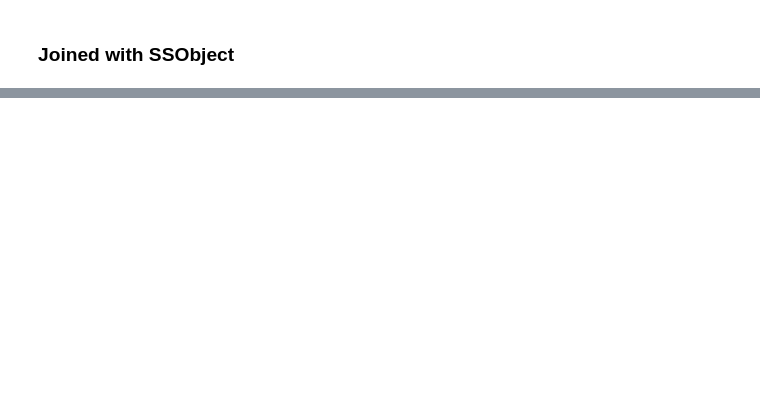
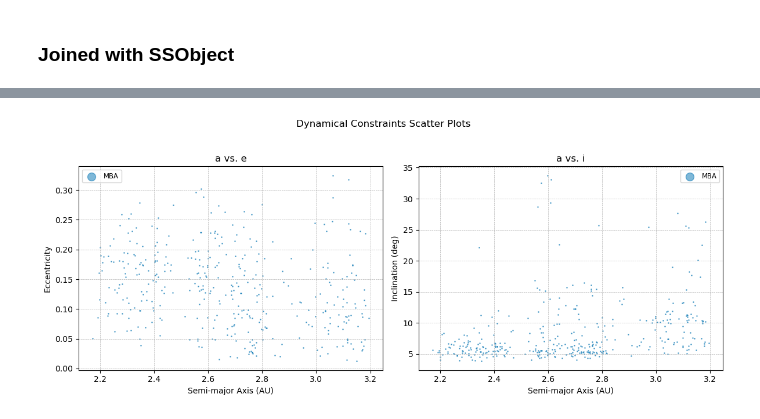
Before and after one commit to lsst-sssc/rsp_queries, a Jupyter notebook: docs/notebooks/query_tutorial.ipynb, the cells around one changed output, grey strips where cells are left out. Cells and saved outputs as stored; diff of their text form; code cells hidden in the pictures; blank space fills up the shorter version.

```diff
--- a/docs/notebooks/query_tutorial.ipynb
+++ b/docs/notebooks/query_tutorial.ipynb
@@ -220,0 +327,2 @@ Large range criterion: 4.0952306
+# %%
+p.run_ssobject_plots(NEO_data_table) # This plot takes an optional argument for a date (str) to be the cutoff between a new and a known object (default: "2025-06-30").
@@ -220,0 +333,2 @@ Large range criterion: 4.0952306
+# %%
+p.run_ssobject_plots(LPC_data_table)
@@ -220,0 +339,7 @@ Large range criterion: 4.0952306
+# %%
+# create the query
+MBA_string, MBA_class_name = q.make_query(catalog = "dp1", class_name = "MBA", cutoffs = None, join = "SSObject")
+print(f"\nQuery:\n{MBA_string}")
+
+# run the query
+MBA_data_table = q.run_query(MBA_string, MBA_class_name, "dp1", to_pandas = True)
@@ -220,0 +371,4 @@ Large range criterion: 4.0952306
+# %%
+p.run_scatter_plots(MBA_data_table)
+# %% [output]
+[figure, added]
```
Also changed, not shown: parts of 19 cells of this notebook, 3 other files.
